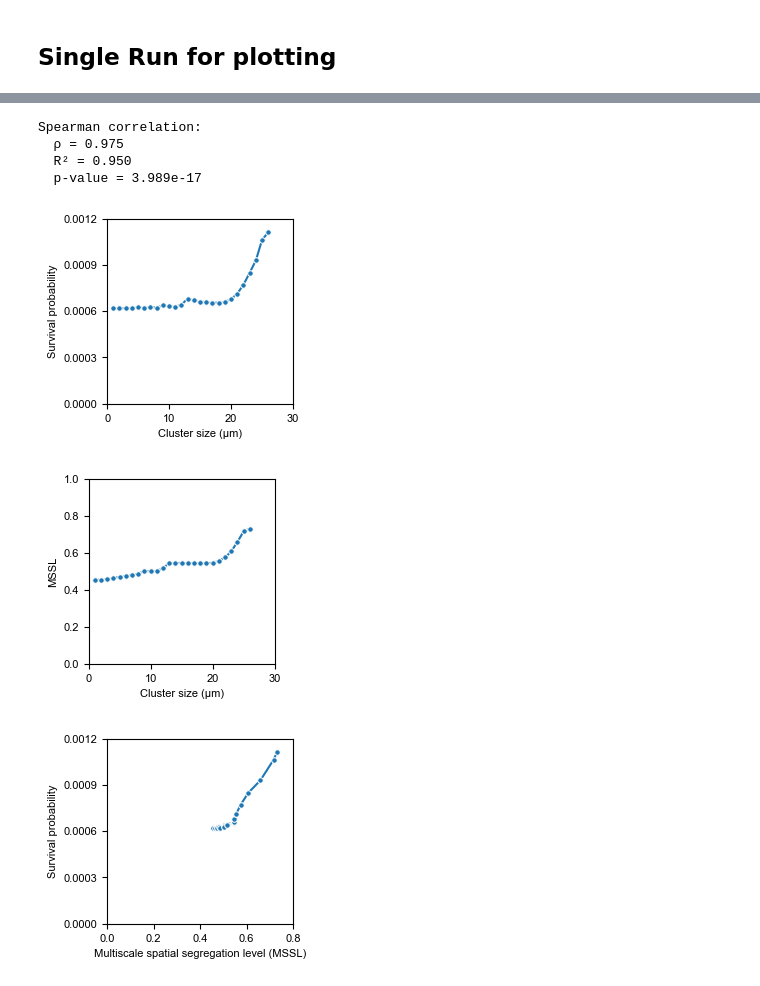
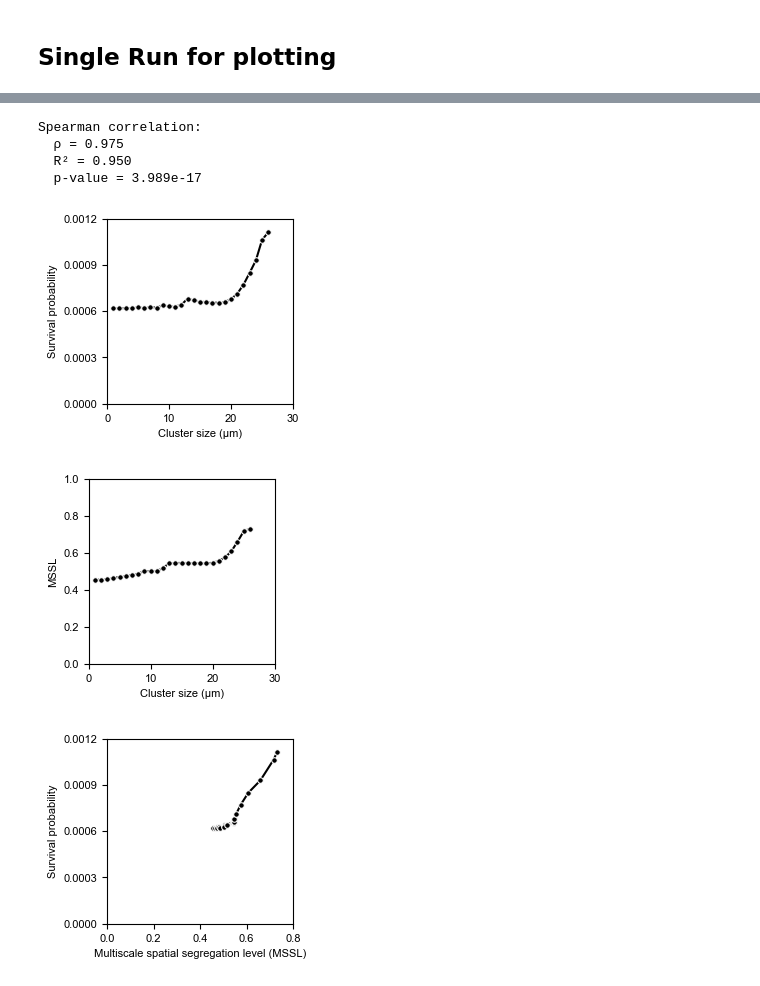
Before and after one commit to simonvanvliet/SpatialToleranceModel, a Jupyter notebook: 5_mixed_chambers/2_predict_mixed_chambers.ipynb, the cells around one changed output, grey strips where cells are left out. Drawn from its saved outputs; the diff is of its cells as text; code cells hidden in the pictures.

Commit message:
updated colors fig 4

```diff
--- a/5_mixed_chambers/2_predict_mixed_chambers.ipynb
+++ b/5_mixed_chambers/2_predict_mixed_chambers.ipynb
@@ -647,7 +647,7 @@ plt.rcParams.update({
 fig, ax = plt.subplots(figsize=(6/2.5, 6/2.5))
 # df_sub = output_df[output_df['mode'] == 'chessboard']
 # sns.lineplot(data=df_sub, x="cluster size", y="survival_q50", marker="o", ax=ax, markersize=4)
-sns.lineplot(data=output_df, x="cluster size", y="survival probability", marker="o", ax=ax, hue="mode", markersize=4, legend=0)
+sns.lineplot(data=output_df, x="cluster size", y="survival probability", marker="o", ax=ax, color="black", markersize=4, legend=0)
 ax.set_xlabel("Cluster size (μm)")
 ax.set_ylabel("Survival probability")
 ax.set_xlim(0, 30)
@@ -660,7 +660,7 @@ plt.savefig("./figures/mixed_chambers_predicted_survival.pdf", bbox_inches='tigh
 fig, ax = plt.subplots(figsize=(6/2.5, 6/2.5))
 # df_sub = output_df[output_df['mode'] == 'chessboard']
 # sns.lineplot(data=df_sub, x="cluster size", y="survival_q50", marker="o", ax=ax, markersize=4)
-sns.lineplot(data=output_df, x="cluster size", y="MSSL", marker="o", ax=ax, hue="mode", markersize=4, legend=0)
+sns.lineplot(data=output_df, x="cluster size", y="MSSL", marker="o", ax=ax, color="black", markersize=4, legend=0)
 ax.set_xlabel("Cluster size (μm)")
 ax.set_ylabel("MSSL")
 ax.set_xlim(0, 30)
@@ -670,34 +670,34 @@ plt.savefig("./figures/mixed_chambers_MSSL_vs_PatchSize.pdf", bbox_inches='tight
 
 
 fig, ax = plt.subplots(figsize=(6/2.5, 6/2.5))
 # df_sub = output_df[output_df['mode'] == 'chessboard']
 # sns.lineplot(data=df_sub, x="cluster size", y="survival_q50", marker="o", ax=ax, markersize=4)
-sns.lineplot(data=output_df, x="MSSL", y="survival probability", marker="o", ax=ax, hue="mode", markersize=4, legend=0)
+sns.lineplot(data=output_df, x="MSSL", y="survival probability", marker="o", ax=ax, color="black", markersize=4, legend=0)
 ax.set_xlabel("Multiscale spatial segregation level (MSSL)")
 ax.set_ylabel("Survival probability")
 ax.set_xlim(0, 0.8)
 ax.set_ylim(0, 0.0012)  # Adjust as needed
 ax.set_yticks(np.linspace(0, 0.0012, 5))
 # ax.set_yticks(np.linspace(0, 0.0012, 5))
 plt.savefig("./figures/mixed_chambers_predicted_survival_vs_MSSL.pdf", bbox_inches='tight')
 
 
 # -----------------------------
 # Calculate Spearman correlation
 # -----------------------------
 from scipy.stats import spearmanr
 rho, pval = spearmanr(output_df['MSSL'], output_df['survival probability'])
 r2 = rho**2
 
 print(f"Spearman correlation:")
 print(f"  ρ = {rho:.3f}")
 print(f"  R² = {r2:.3f}")
 print(f"  p-value = {pval:.4g}")
 # %% [output]
 Spearman correlation:
   ρ = 0.975
   R² = 0.950
   p-value = 3.989e-17
-[figure, old version]
+[figure, new version]
-[figure, old version]
+[figure, new version]
-[figure, old version]
+[figure, new version]
```
Also changed, not shown: parts of 1 cell of this notebook, 7 other files.
